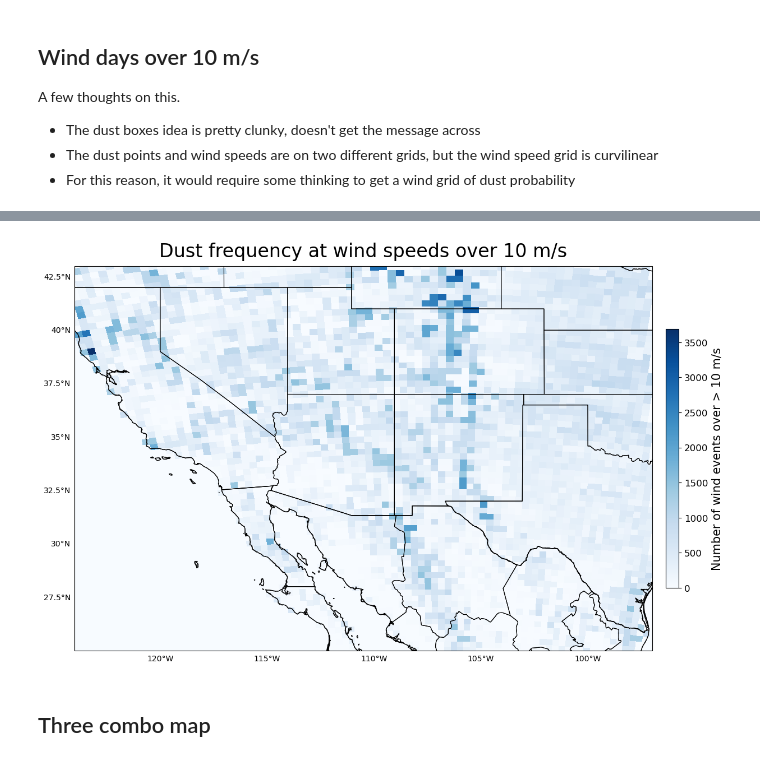
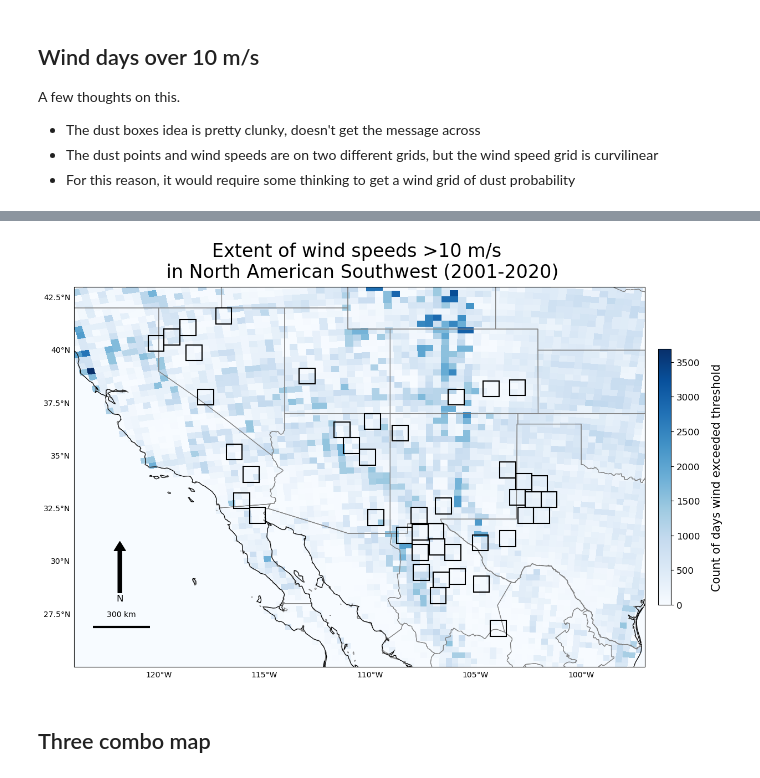
Before and after one commit to jesseturner/WLDAS_Analysis, a Jupyter notebook: ANALYSIS_map_figures.ipynb, the cells around one changed output, grey strips where cells are left out. Cells and saved outputs as stored; diff of their text form; code cells hidden in the pictures.

Commit message:
Trying out variations of the wind map plot

```diff
--- a/ANALYSIS_map_figures.ipynb
+++ b/ANALYSIS_map_figures.ipynb
@@ -466,53 +479,93 @@ for ii, jj in zip(i, j):
 # %%
 fig, ax = plt.subplots(figsize=(16, 12), subplot_kw={"projection": ccrs.PlateCarree()})
+
+#--- Average of wind speeds
+
+# winds_average = wind_ds['wind_speed'].mean(dim='time')
+
+# cf_winds = ax.pcolormesh(
+#     winds_average['lon'],
+#     winds_average['lat'],
+#     winds_average,
+#     transform=ccrs.PlateCarree(),
+#     cmap='Blues', #'Greys'
+#     vmin=3,
+#     vmax=15)
+
+# cbar_winds = plt.colorbar(cf_winds, ax=ax, orientation='vertical', pad=0.02, shrink=0.5)
+# cbar_winds.set_label('wind speed (m/s)', fontsize=15, labelpad=15)
+# cbar_winds.ax.tick_params(labelsize=12)
+
+# ax.set_title("Average wind speeds \n in North American Southwest (2001-2020)", fontsize=24, pad=12)
+
+#--- Frequency of wind speeds over 10 m/s
 
 cf_winds = ax.pcolormesh(
     winds_over_10['lon'],
     winds_over_10['lat'],
     winds_over_10,
     transform=ccrs.PlateCarree(),
-    cmap='Blues')
+    cmap='Blues') #'Greys'
 
 ratio = counts / winds_over_10
 ratio = np.ma.masked_where(counts == 0, ratio)
+
+cbar_winds = plt.colorbar(cf_winds, ax=ax, orientation='vertical', pad=0.02, shrink=0.5)
+cbar_winds.set_label('Count of days wind exceeded threshold', fontsize=15, labelpad=15)
+cbar_winds.ax.tick_params(labelsize=12)
+
+ax.set_title("Extent of wind speeds >10 m/s \n in North American Southwest (2001-2020)", fontsize=24, pad=12)
+
+#--- Dust frequency gridded on wind map
 
 # cf_dust = ax.pcolormesh(
 #     winds_over_10['longitude'],
 #     winds_over_10['latitude'],
 #     ratio,
 #     transform=ccrs.PlateCarree(),
 #     cmap='copper_r',
 #     vmax=3)
 
 # cbar_dust = plt.colorbar(cf_dust, ax=ax, orientation='vertical', pad=0.0, shrink=0.5)
 # cbar_dust.set_label('Dust events per wind event over > 10 m/s', fontsize=15)
 # cbar_dust.ax.tick_params(labelsize=12)
 
-cbar_winds = plt.colorbar(cf_winds, ax=ax, orientation='vertical', pad=0.02, shrink=0.5)
-cbar_winds.set_label('Number of wind events over > 10 m/s', fontsize=15)
-cbar_winds.ax.tick_params(labelsize=12)
+#--- Squares
 
-ax.set_title("Dust frequency at wind speeds over 10 m/s", fontsize=24, pad=12)
+add_squares_to_plot(ax, color="black", linewidth=1.5)
 
-# add_north_arrow(ax, location=(0.08, 0.33))
-# add_scale_bar(ax, location=(0.035, 0.09))
+#--- Density scatter plot
+
+# kde = gaussian_kde([dust_points_vars["longitude"], dust_points_vars["latitude"]], bw_method=0.02)
+# x = dust_points_vars["longitude"]
+# y = dust_points_vars["latitude"]
+# z = kde([x, y])
+# z = np.array(z)
+# colors = plt.cm.jet(np.linspace(0.28, 1.0, 256))
+# custom_cmap = LinearSegmentedColormap.from_list('custom', colors)
+# norm = plt.Normalize(vmin=z.min(), vmax=z.max())
+# scatter = ax.scatter(x, y, c=z, cmap=custom_cmap, s=3, edgecolors='none', alpha=0.8, norm=norm, zorder=6)
+
+
+add_north_arrow(ax, location=(0.08, 0.33))
+add_scale_bar(ax, location=(0.175, 0.175))
 
 all_states_provinces = cfeature.NaturalEarthFeature(category='cultural',
     name='admin_1_states_provinces', scale='10m', facecolor='none')
-ax.add_feature(all_states_provinces, linewidth=0.8)
+ax.add_feature(all_states_provinces, linewidth=0.8, edgecolor="grey")
 ax.add_feature(cfeature.COASTLINE, linewidth=0.8, zorder=4)
-ax.add_feature(cfeature.BORDERS, linewidth=0.8)
+ax.add_feature(cfeature.BORDERS, linewidth=0.8, edgecolor="grey")
 min_lat, max_lat, min_lon, max_lon = common_functions._get_coords_for_region(location_name)
 ax.set_extent([min_lon, max_lon, min_lat, max_lat], crs=ccrs.PlateCarree())
 gl = ax.gridlines(draw_labels=True, linewidth=0, color='gray', alpha=0.7)
 gl.top_labels = False
 gl.right_labels = False
 
 plt.savefig(f"plots/1_wind_speed_map_dust_events.png",
             dpi=600, bbox_inches='tight')
 plt.show()
 # %% [output]
-[figure, old version]
+[figure, new version]
 # %% [markdown]
 ## Three combo map
 # %%
```
Also changed, not shown: parts of 1 cell of this notebook.
